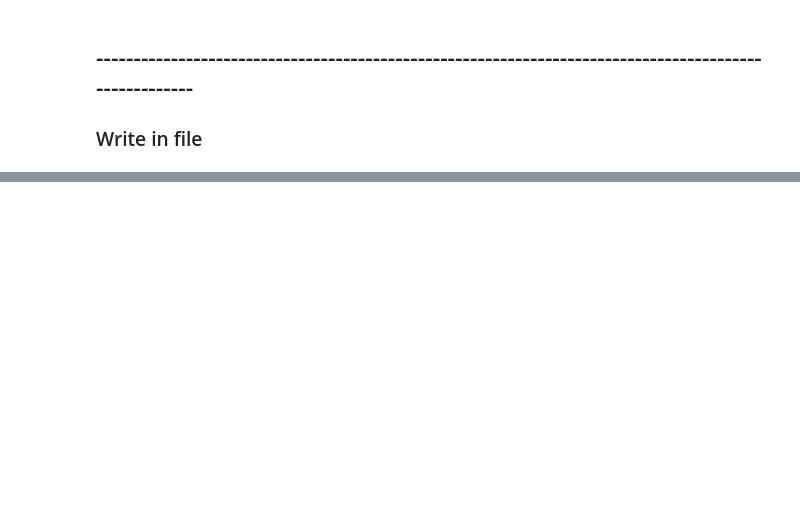
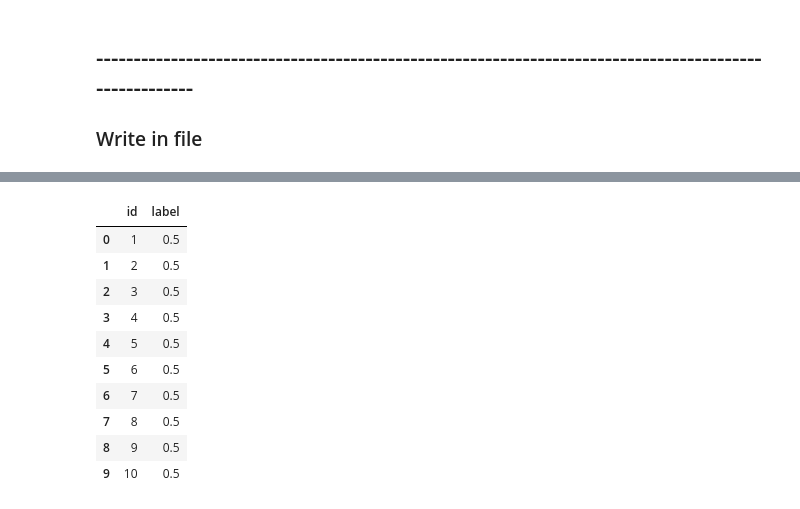
Before and after one commit to LeeZhe/dogs-vs-cats, a Jupyter notebook: cat.vs.dog.ipynb, the cells around one changed output, grey strips where cells are left out. Drawn from its saved outputs; the diff is of its cells as text; code cells hidden in the pictures; blank space fills up the shorter version.

```diff
--- a/cat.vs.dog.ipynb
+++ b/cat.vs.dog.ipynb
@@ -560,0 +353,12 @@ for file_name in (test_dir):
+# %%
+from sklearn.model_selection import train_test_split
+
+X_train_gap, X_val_gap, y_train_gap, y_val_gap = train_test_split(x_train, y_train, shuffle=True, test_size=0.2,\
+                                                                  random_state=42)
+# Input Shape: (Batch Size, Feature Vector length)
+x = Input(shape=(X_train_gap.shape[1],))
+y = Dropout(0.2)(x)
+y = Dense(1, activation='sigmoid', kernel_initializer='he_normal', name='classifier')(y)
+model_gap = Model(inputs=x, outputs=y, name='GAP')
+model_gap.compile(loss='binary_crossentropy', optimizer='adadelta', metrics=['accuracy'])
+print(model_gap.summary())
@@ -561,15 +413,24 @@ for file_name in (test_dir):
 # %% [markdown]
 ## ------------------------------------------------------------------------------------------------------
 ### Write in file
-# %%
-##predict
-with open('file_result.csv','w') as f:
-    f.write('id,label\n')
-
-model_test = load_model('model_best.h5')
-
-with open('file_result.csv','a') as f:
-    for i in range(len(test_dir)):
-        predict = model_test.predict(mytest[i:i+1])
-        predict = predict[0][0]
-        f.write('{},{}\n'.format(i+1,predict))
+# %%
+##predict
+y_pred = model_gap.predict(x_test, verbose=1)
+y_pred = y_pred.clip(min=0.003, max=0.997)
+
+import pandas as pd
+from keras.preprocessing.image import *
+
+df = pd.read_csv("sample_submission.csv")
+
+gen = ImageDataGenerator()
+test_generator = gen.flow_from_directory("test_link", (224, 224), shuffle=False,
+                                         batch_size=16, class_mode=None)
+
+for i, fname in enumerate(test_generator.filenames):
+    index = int(fname[fname.rfind('/')+1:fname.rfind('.')])
+    df.set_value(index-1, 'label', y_pred[i])
+
+df.to_csv('pred.csv', index=None)
+df.head(10)
+# %% [output]
@@ -575,0 +439,11 @@ with open('file_result.csv','a') as f:
+|  | id | label |
+| 0 | 1 | 0.5 |
+| 1 | 2 | 0.5 |
+| 2 | 3 | 0.5 |
+| 3 | 4 | 0.5 |
+| 4 | 5 | 0.5 |
+| 5 | 6 | 0.5 |
+| 6 | 7 | 0.5 |
+| 7 | 8 | 0.5 |
+| 8 | 9 | 0.5 |
+| 9 | 10 | 0.5 |
```
Also changed, not shown: parts of 34 cells of this notebook, 2 other files.
